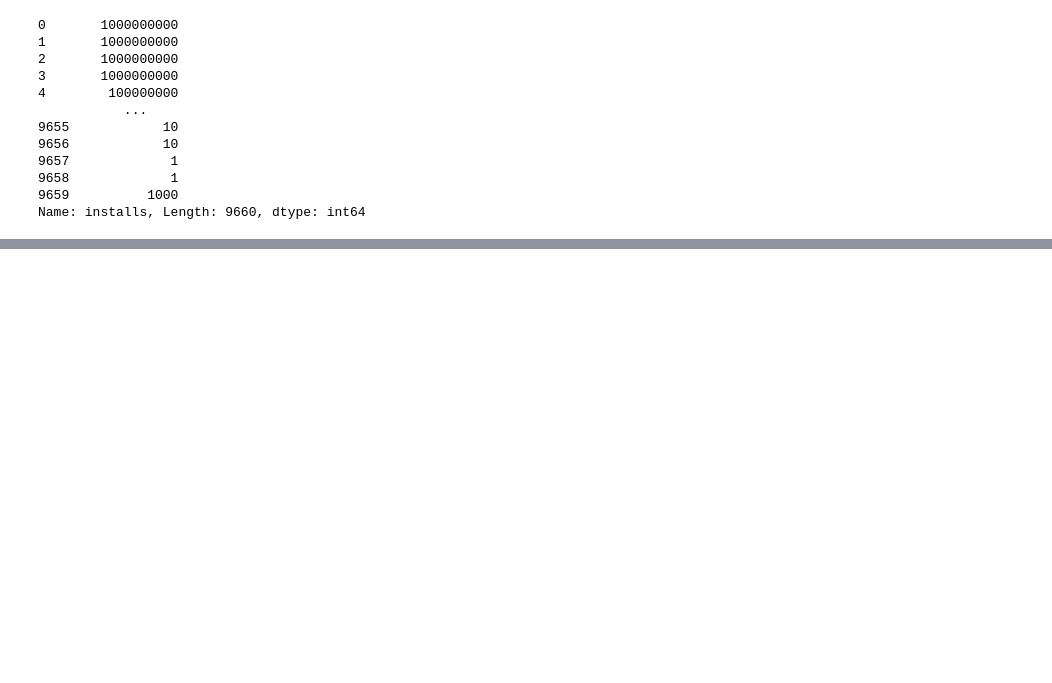
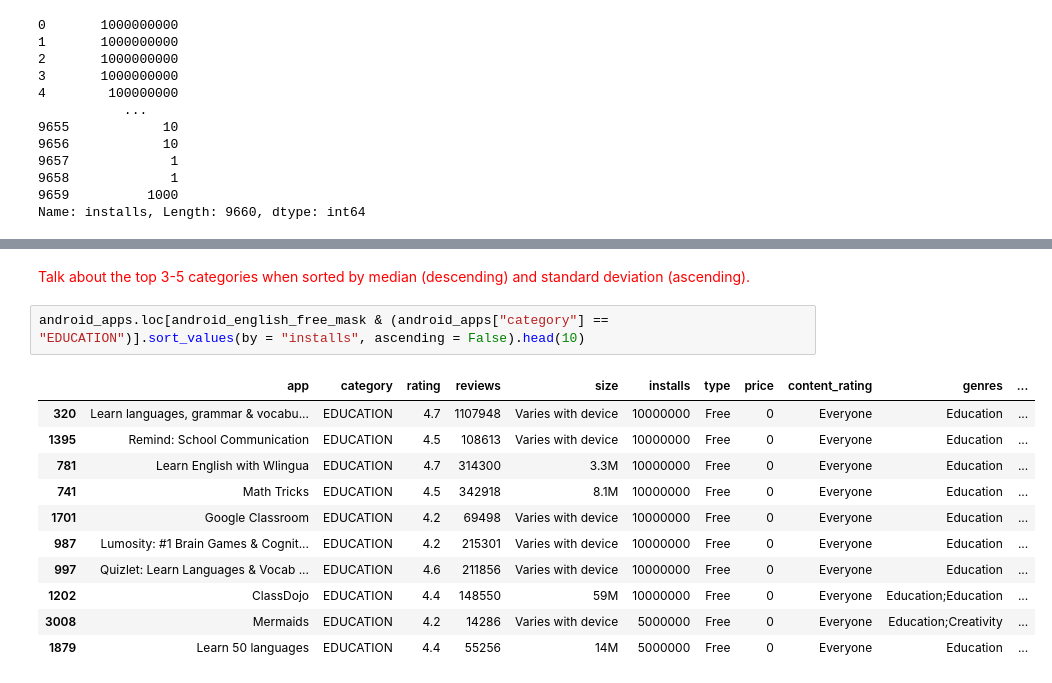
Before and after one commit to kstratto/DataQuest, a Jupyter notebook: Guided Project_ Profitable App Profiles for the App Store and Google Play Markets/DataQuest - Profitable App Profiles.ipynb, the cells around one changed output, grey strips where cells are left out. Saved outputs shown, nothing was run; the diff lists cells and outputs as text; blank space fills up the shorter version.

```diff
--- a/Guided Project_ Profitable App Profiles for the App Store and Google Play Markets/DataQuest - Profitable App Profiles.ipynb
+++ b/Guided Project_ Profitable App Profiles for the App Store and Google Play Markets/DataQuest - Profitable App Profiles.ipynb
@@ -429,0 +494,16 @@ android_apps.loc[android_english_free_mask, :].pivot_table(values = "installs",
+# %% [markdown]
+<font color="red">Talk about the top 3-5 categories when sorted by median (descending) and standard deviation (ascending).</font>
+# %%
+android_apps.loc[android_english_free_mask & (android_apps["category"] == "EDUCATION")].sort_values(by = "installs", ascending = False).head(10)
+# %% [output]
+|  | app | category | rating | reviews | size | installs | type | price | content_rating | genres | ... |
+| 320 | Learn languages, grammar & vocabu... | EDUCATION | 4.7 | 1107948 | Varies with device | 10000000 | Free | 0 | Everyone | Education | ... |
+| 1395 | Remind: School Communication | EDUCATION | 4.5 | 108613 | Varies with device | 10000000 | Free | 0 | Everyone | Education | ... |
+| 781 | Learn English with Wlingua | EDUCATION | 4.7 | 314300 | 3.3M | 10000000 | Free | 0 | Everyone | Education | ... |
+| 741 | Math Tricks | EDUCATION | 4.5 | 342918 | 8.1M | 10000000 | Free | 0 | Everyone | Education | ... |
+| 1701 | Google Classroom | EDUCATION | 4.2 | 69498 | Varies with device | 10000000 | Free | 0 | Everyone | Education | ... |
+| 987 | Lumosity: #1 Brain Games & Cognit... | EDUCATION | 4.2 | 215301 | Varies with device | 10000000 | Free | 0 | Everyone | Education | ... |
+| 997 | Quizlet: Learn Languages & Vocab ... | EDUCATION | 4.6 | 211856 | Varies with device | 10000000 | Free | 0 | Everyone | Education | ... |
+| 1202 | ClassDojo | EDUCATION | 4.4 | 148550 | 59M | 10000000 | Free | 0 | Everyone | Education;Education | ... |
+| 3008 | Mermaids | EDUCATION | 4.2 | 14286 | Varies with device | 5000000 | Free | 0 | Everyone | Education;Creativity | ... |
+| 1879 | Learn 50 languages | EDUCATION | 4.4 | 55256 | 14M | 5000000 | Free | 0 | Everyone | Education | ... |
```
Also changed, not shown: parts of 19 cells of this notebook.
